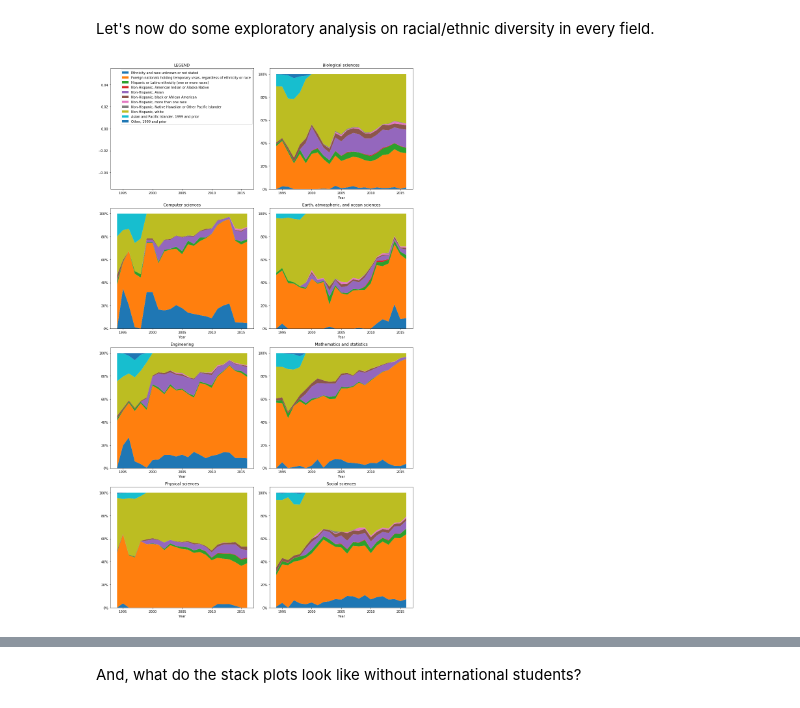
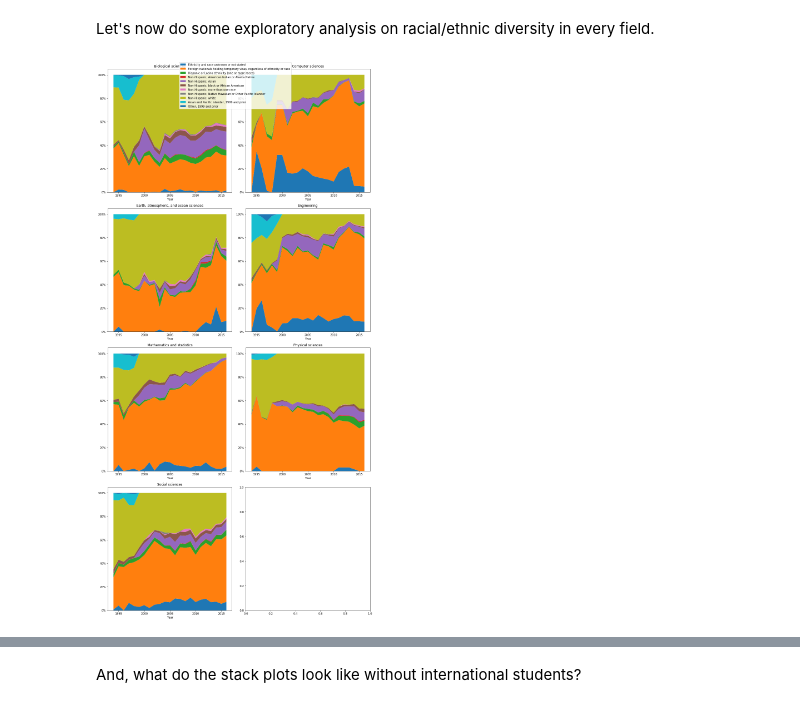
Before and after one commit to spec-journalism/gss-diversity, a Jupyter notebook: notebooks/race-ethnicity/grad-students.ipynb, the cells around one changed output, grey strips where cells are left out. Cells and saved outputs as stored; diff of their text form; code cells hidden in the pictures.

```diff
--- a/notebooks/race-ethnicity/grad-students.ipynb
+++ b/notebooks/race-ethnicity/grad-students.ipynb
@@ -56,4 +58,22 @@ race_ethnicities = list(df['Race and Ethnicity'].unique())
 race_ethnicities.remove('Total for selected values')
 # %% [markdown]
 Let's now do some exploratory analysis on racial/ethnic diversity in every field.
+# %%
+def make_subplots(fields, plotter=None, kwargs={}):
+    # create the subplots
+    cols = 2
+    rows = math.ceil(len(fields) / 2)
+    fig, axAry = plt.subplots(rows, cols, figsize=(7 * cols, 7 * rows))
+
+    # feed every subplot into the plotter function for some field
+    for index, field in enumerate(fields):
+        ax = axAry[index // cols, index % cols]
+        plotter(ax, field, **kwargs)
+
+        # create the legend for the entire figure (only onnce)
+        if index == len(fields) - 1:
+            handles, labels = ax.get_legend_handles_labels()
+            fig.legend(handles, labels, loc='upper center')
+
+    fig.tight_layout()
 # %%
@@ -80,14 +98,11 @@ def stack_proportions(ax, field, legend=False, exclude=None):
     vals = ax.get_yticks()
     ax.set_yticklabels(['{:,.0%}'.format(x) for x in vals])
 # %%
+# complete fields are fields that have data provided for every year for every race/ethnicity
 incompleteFields = ['Clinical medicine', 'Neurobiology and neuroscience', 'Other health', 'Psychology']
 completeFields = [f for f in fields if f not in incompleteFields]
-
-fig, ax = plt.subplots(4, 2, figsize=(14, 24))
-for index, field in enumerate(completeFields):
-    stack_proportions(ax[index // 2, index % 2], field, legend=(index == 0))
-
-fig.tight_layout()
-# %% [output]
-[figure, removed]
+# %%
+make_subplots(completeFields, plotter=stack_proportions)
+# %% [output]
+[figure, added]
 # %%
```
Also changed, not shown: parts of 9 cells of this notebook.
